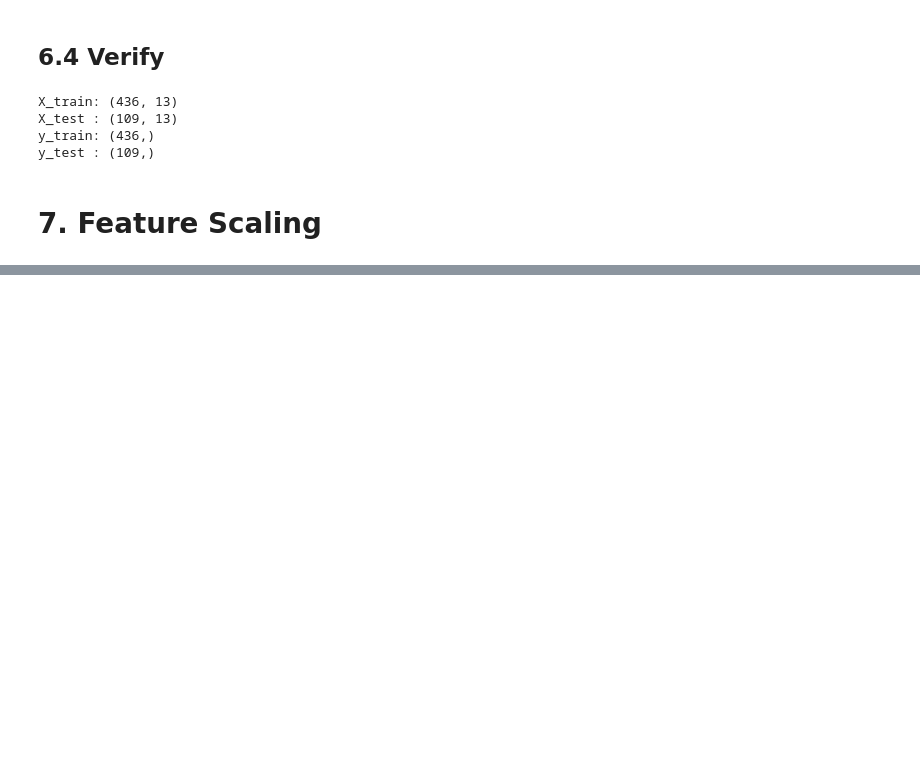
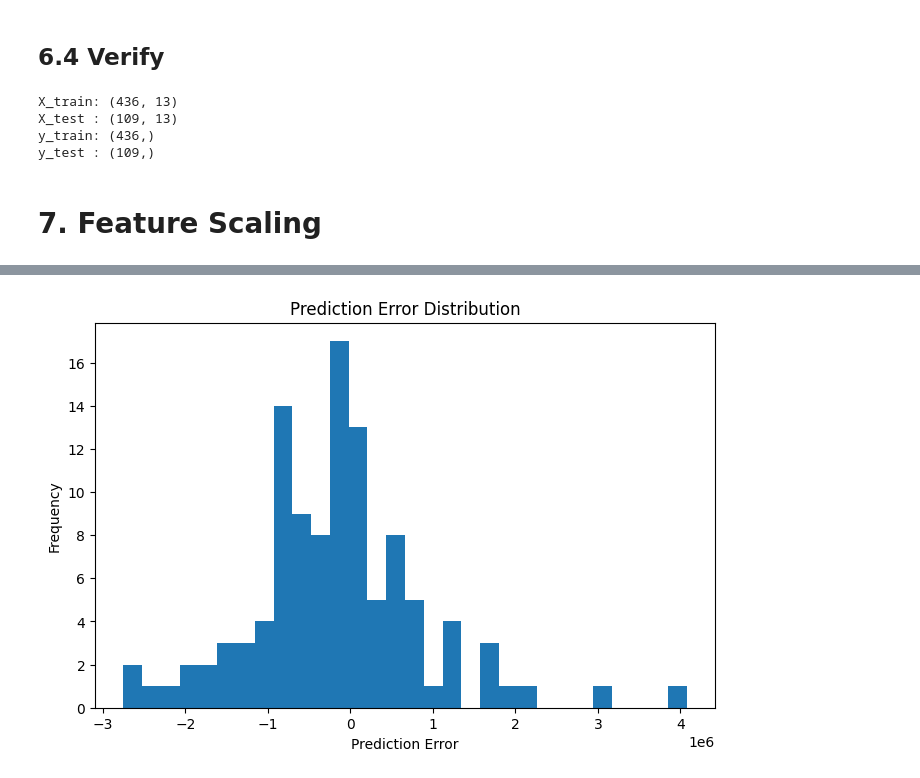
Before and after one commit to Sahilbhayre/House-Price-Prediction, a Jupyter notebook: multiple_regression.ipynb, the cells around one changed output, grey strips where cells are left out. Cells and saved outputs as stored; diff of their text form; code cells hidden in the pictures; blank space fills up the shorter version.

```diff
--- a/multiple_regression.ipynb
+++ b/multiple_regression.ipynb
@@ -369,0 +422,9 @@ std = x_train.std()
+# %%
+def compute_gradient(x, y, w, b):
+    m = len(x)
+    prediction = np.dot(x, w) + b
+    error = prediction - y
+    dj_dw = np.dot(x.T, error) / m
+    dj_db = np.sum(error) / m
+
+    return dj_dw, dj_db
@@ -369,0 +681,13 @@ std = x_train.std()
+# %%
+errors = y_test - y_pred
+
+plt.figure(figsize=(8,5))
+plt.hist(errors, bins=30)
+
+plt.xlabel("Prediction Error")
+plt.ylabel("Frequency")
+plt.title("Prediction Error Distribution")
+
+plt.show()
+# %% [output]
+[figure, added]
```
Also changed, not shown: parts of 58 cells of this notebook.
